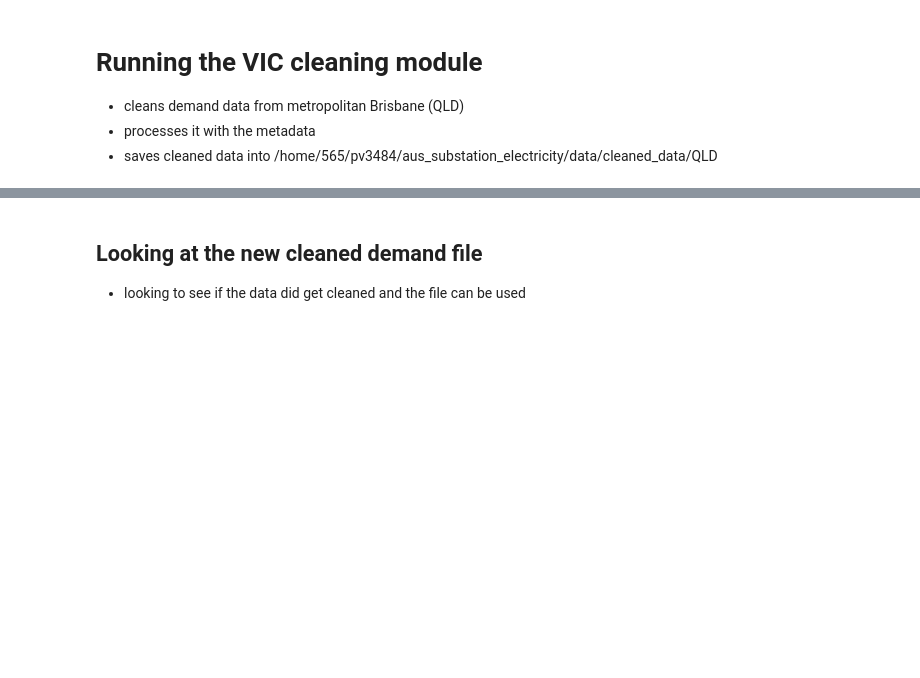
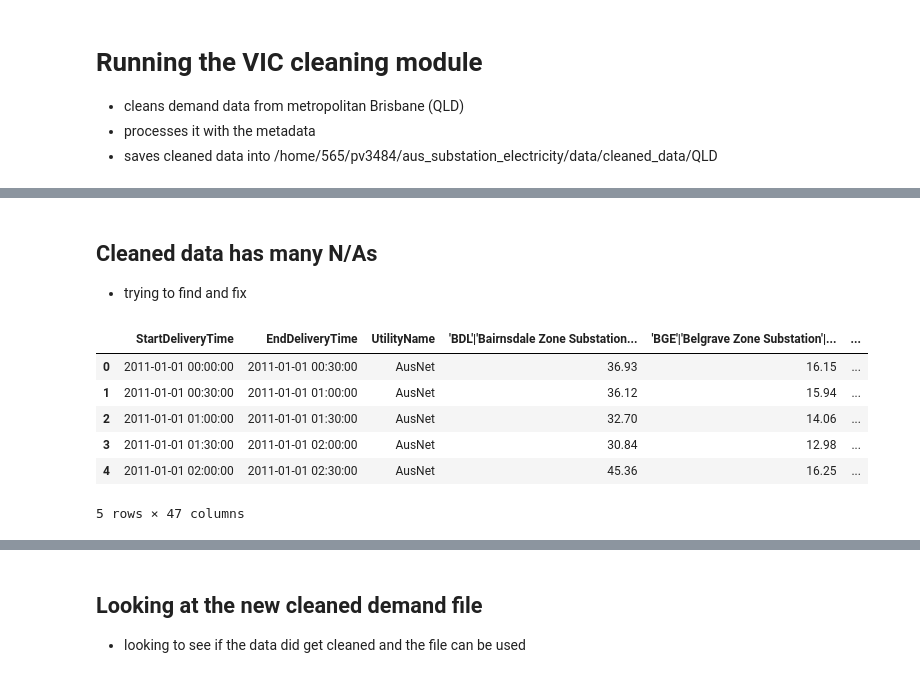
Before and after one commit to 21centuryweather/aus_substation_electricity, a Jupyter notebook: cleaning_data/produce_cleaned_data.ipynb, the cells around one changed output, grey strips where cells are left out. Drawn from its saved outputs; the diff is of its cells as text; code cells hidden in the pictures; blank space fills up the shorter version.

```diff
--- a/cleaning_data/produce_cleaned_data.ipynb
+++ b/cleaning_data/produce_cleaned_data.ipynb
@@ -41,0 +50,15 @@ print("VIC cleaning complete.")
+# %% [markdown]
+## Cleaned data has many N/As
+- trying to find and fix
+# %%
+import pandas as pd
+raw = pd.read_csv("/home/565/pv3484/aus_substation_electricity/data/raw_data/VIC_demand/AusNet_VIC/collated_deduplicated_ausnet_2011_mw_30min.csv")
+raw.head()
+# %% [output]
+|  | StartDeliveryTime | EndDeliveryTime | UtilityName | 'BDL'|'Bairnsdale Zone Substation... | 'BGE'|'Belgrave Zone Substation'|... | ... |
+| 0 | 2011-01-01 00:00:00 | 2011-01-01 00:30:00 | AusNet | 36.93 | 16.15 | ... |
+| 1 | 2011-01-01 00:30:00 | 2011-01-01 01:00:00 | AusNet | 36.12 | 15.94 | ... |
+| 2 | 2011-01-01 01:00:00 | 2011-01-01 01:30:00 | AusNet | 32.70 | 14.06 | ... |
+| 3 | 2011-01-01 01:30:00 | 2011-01-01 02:00:00 | AusNet | 30.84 | 12.98 | ... |
+| 4 | 2011-01-01 02:00:00 | 2011-01-01 02:30:00 | AusNet | 45.36 | 16.25 | ... |
+5 rows × 47 columns
```
Also changed, not shown: parts of 10 cells of this notebook.
